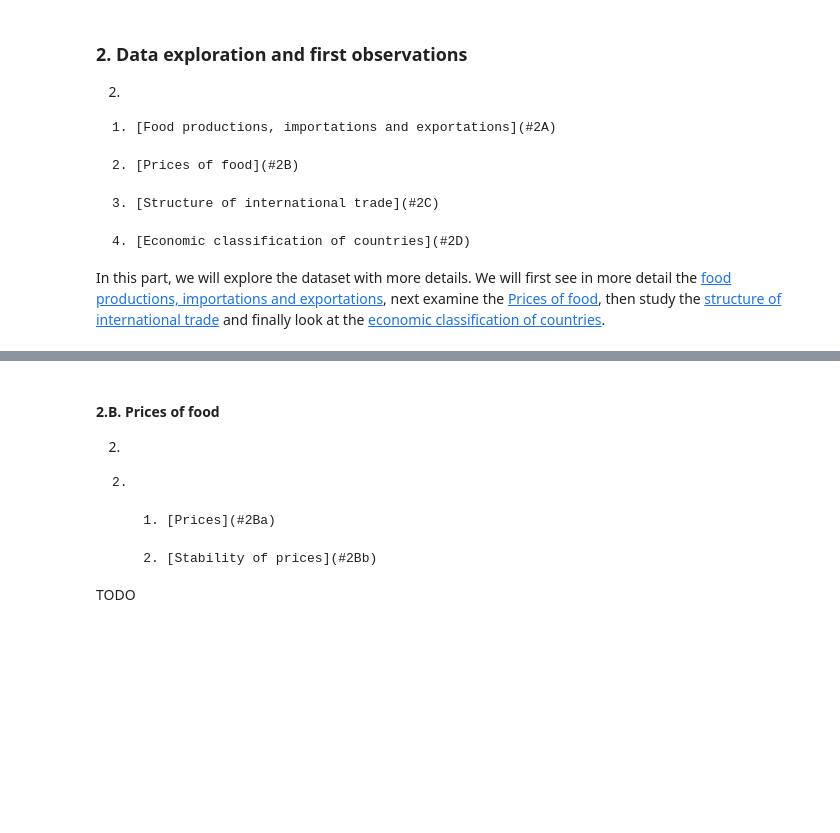
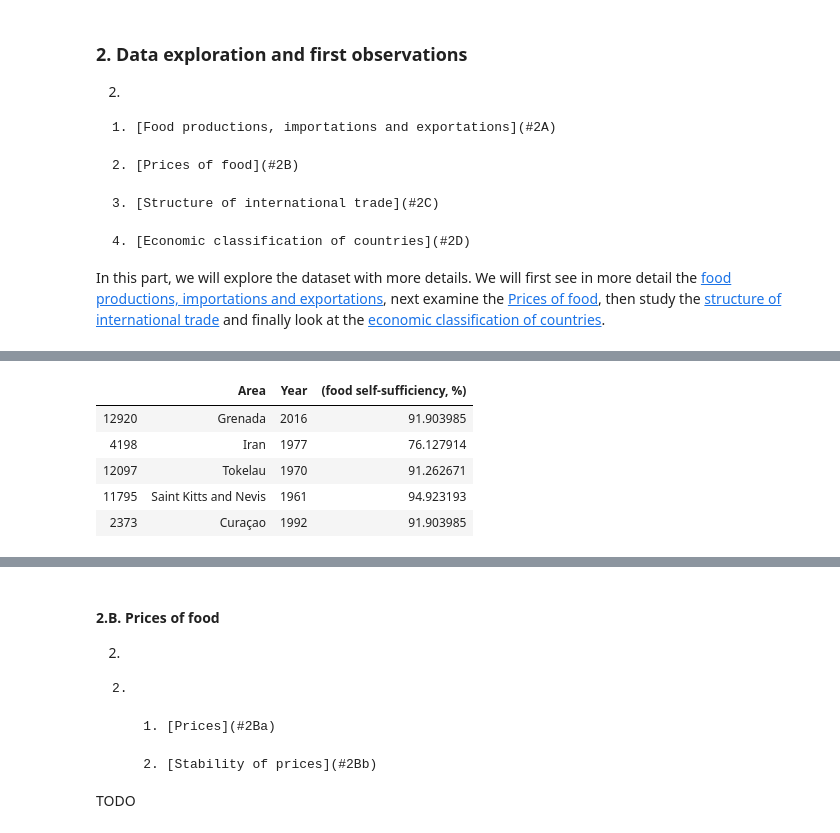
Before and after one commit to martin-ev/ADA-project, a Jupyter notebook: Scripts/Milestone 2.ipynb, the cells around one changed output, grey strips where cells are left out. Saved outputs shown, nothing was run; the diff lists cells and outputs as text; code cells hidden in the pictures; blank space fills up the shorter version.

Commit message:
food self sufficiency

```diff
--- a/Scripts/Milestone 2.ipynb
+++ b/Scripts/Milestone 2.ipynb
@@ -796,0 +807,34 @@ TODO
+# %%
+all_columns = list(uni_df)
+production_columns = []
+import_columns = []
+export_columns = []
+for column in all_columns:
+    if (type(column)==tuple) and column[1]=='tonnes':
+        if 'export quantities' in column[0]:
+            export_columns.append(column)
+        elif 'import quantities' in column[0]:
+            import_columns.append(column)
+        elif 'Production' in column[0]:
+            production_columns.append(column)
+
+uni_df[('All productions','tonnes')] = 0
+for column in production_columns :
+    uni_df[('All productions','tonnes')] += uni_df[column]
+uni_df[('All imports','tonnes')] = 0
+for column in import_columns :
+    uni_df[('All imports','tonnes')] += uni_df[column]
+uni_df[('All exports','tonnes')] = 0
+for column in export_columns :
+    uni_df[('All exports','tonnes')] += uni_df[column]
+
+uni_df[('food self-sufficiency','%')] = 100 * uni_df[('All productions','tonnes')] / (uni_df[('All productions','tonnes')]+uni_df[('All imports','tonnes')]+uni_df[('All exports','tonnes')])
+# %%
+display(uni_df[['Area','Year',('food self-sufficiency','%')]].sample(5))
+# %% [output]
+|  | Area | Year | (food self-sufficiency, %) |
+| 12920 | Grenada | 2016 | 91.903985 |
+| 4198 | Iran | 1977 | 76.127914 |
+| 12097 | Tokelau | 1970 | 91.262671 |
+| 11795 | Saint Kitts and Nevis | 1961 | 94.923193 |
+| 2373 | Curaçao | 1992 | 91.903985 |
```
Also changed, not shown: parts of 4 cells of this notebook.
